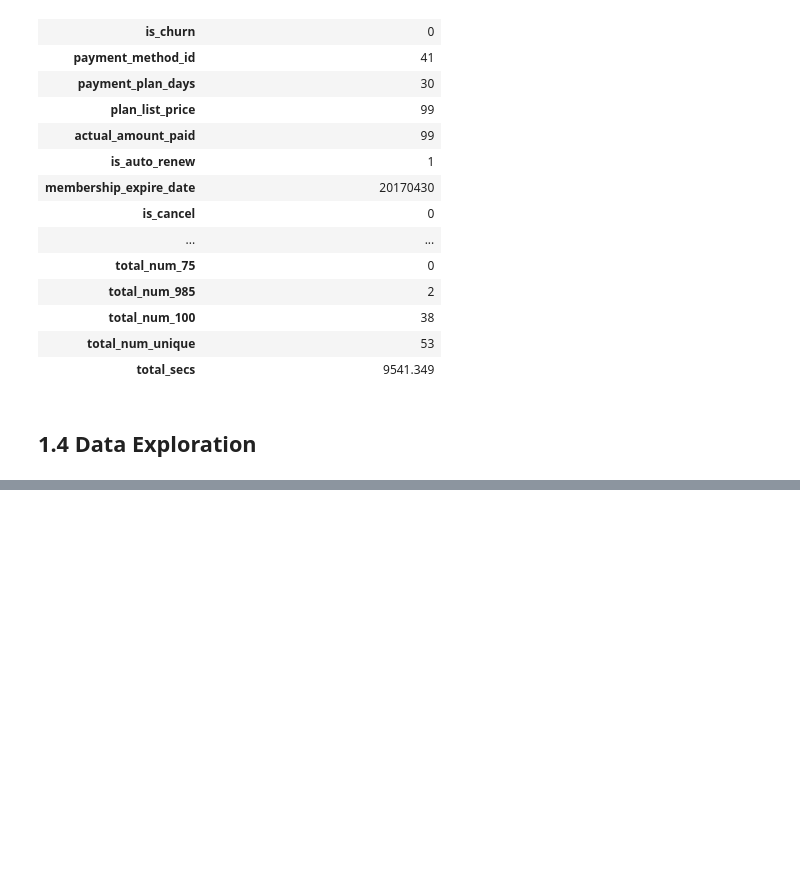
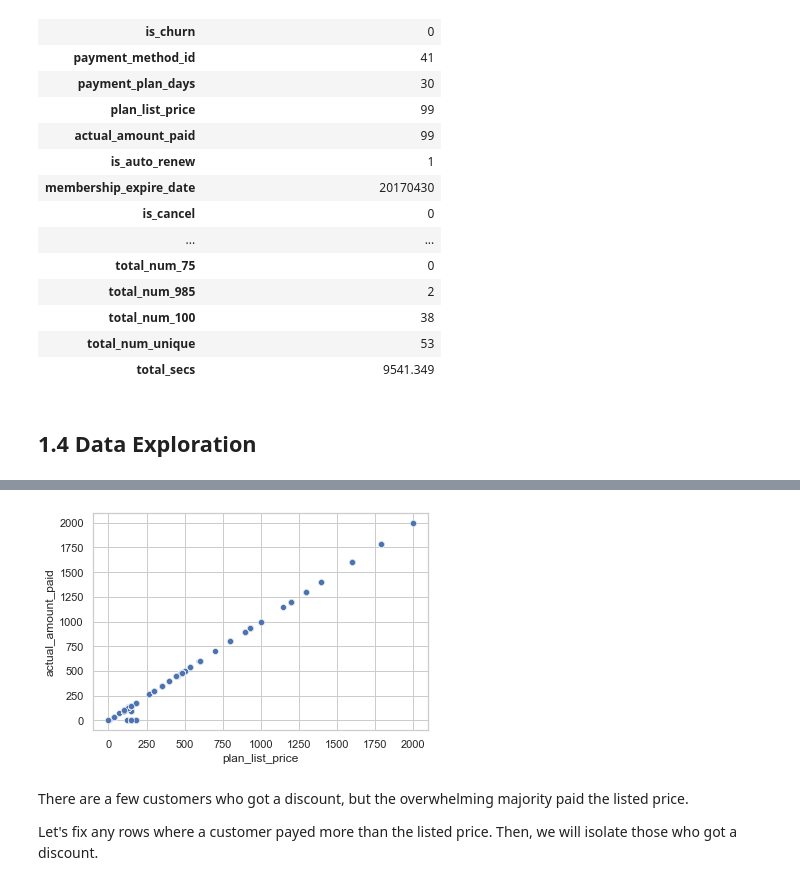
Before and after one commit to bmensah/springboard, a Jupyter notebook: capstone2/churn_analysis/capstone2_notebooks/Capstone2_Data_Wrangling.ipynb, the cells around one changed output, grey strips where cells are left out. Drawn from its saved outputs; the diff is of its cells as text; code cells hidden in the pictures; blank space fills up the shorter version.

```diff
--- a/capstone2/churn_analysis/capstone2_notebooks/Capstone2_Data_Wrangling.ipynb
+++ b/capstone2/churn_analysis/capstone2_notebooks/Capstone2_Data_Wrangling.ipynb
@@ -362,0 +619,8 @@ full_df.head(1).T
+# %%
+sns.scatterplot(x="plan_list_price", y="actual_amount_paid", data=full_pd_df);
+# %% [output]
+[figure, added]
+# %% [markdown]
+There are a few customers who got a discount, but the overwhelming majority paid the listed price.
+
+Let's fix any rows where a customer payed more than the listed price. Then, we will isolate those who got a discount.
```
Also changed, not shown: parts of 61 cells of this notebook.
